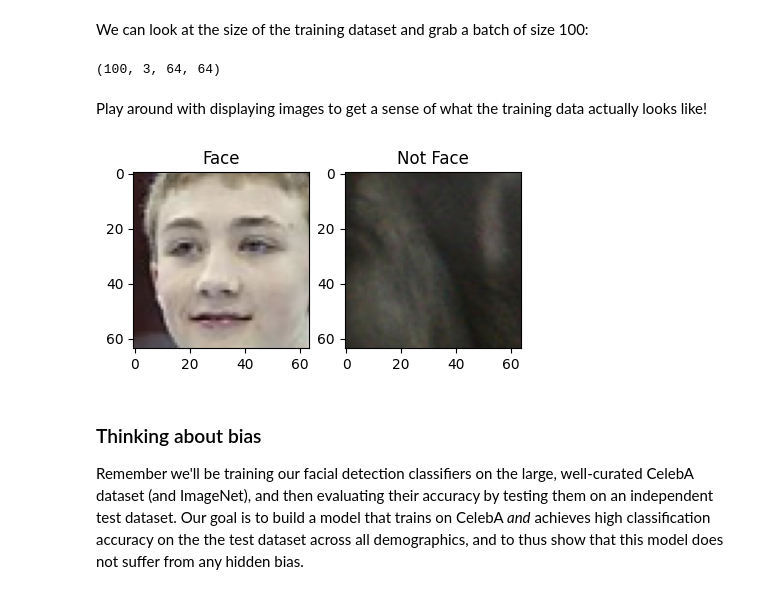
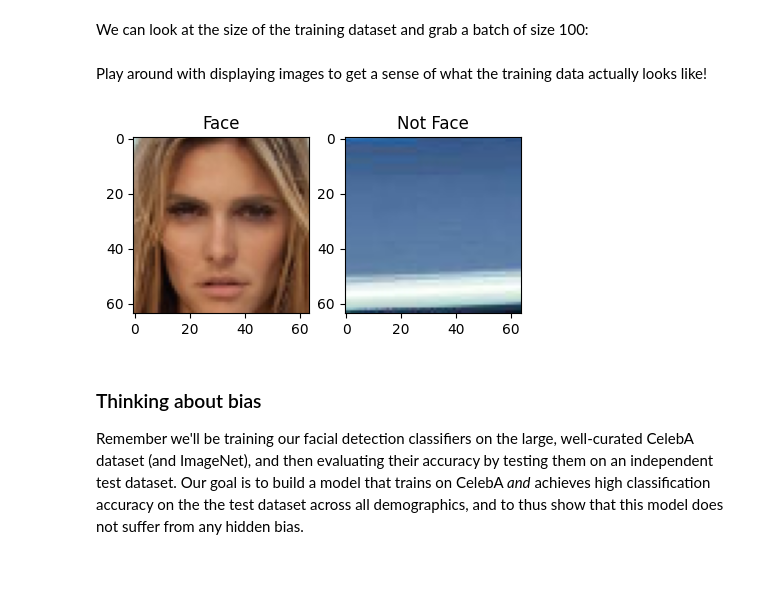
Before and after one commit to zhanmusigis2/Dive_into-deeplearning, a Jupyter notebook: lab2/PT_Part2_Debiasing.ipynb, the cells around one changed output. Cells and saved outputs as stored; diff of their text form; code cells hidden in the pictures.

```diff
--- a/lab2/PT_Part2_Debiasing.ipynb
+++ b/lab2/PT_Part2_Debiasing.ipynb
@@ -130,35 +130,31 @@ number_of_training_examples = loader.get_train_size()
 (images, labels) = loader.get_batch(100)
 # %%
 B, C, H, W = images.shape
-# %%
-B,C,H,W
-# %% [output]
-(100, 3, 64, 64)
 # %% [markdown]
 Play around with displaying images to get a sense of what the training data actually looks like!
 # %%
 ### Examining the CelebA training dataset ###
 
 # @title Change the sliders to look at positive and negative training examples! { run: "auto" }
 
 face_images = images[np.where(labels == 1)[0]].transpose(0, 2, 3, 1)
 not_face_images = images[np.where(labels == 0)[0]].transpose(0, 2, 3, 1)
 
-idx_face = 23  # @param {type:"slider", min:0, max:50, step:1}
-idx_not_face = 9  # @param {type:"slider", min:0, max:50, step:1}
+idx_face = 47  # @param {type:"slider", min:0, max:50, step:1}
+idx_not_face = 27  # @param {type:"slider", min:0, max:50, step:1}
 
 plt.figure(figsize=(5, 5))
 plt.subplot(1, 2, 1)
 plt.imshow(face_images[idx_face])
 plt.title("Face")
 plt.grid(False)
 
 plt.subplot(1, 2, 2)
 plt.imshow(not_face_images[idx_not_face])
 plt.title("Not Face")
 plt.grid(False)
 # %% [output]
-[figure, old version]
+[figure, new version]
 # %% [markdown]
 ### Thinking about bias
 
```
Also changed, not shown: parts of 6 cells of this notebook.
